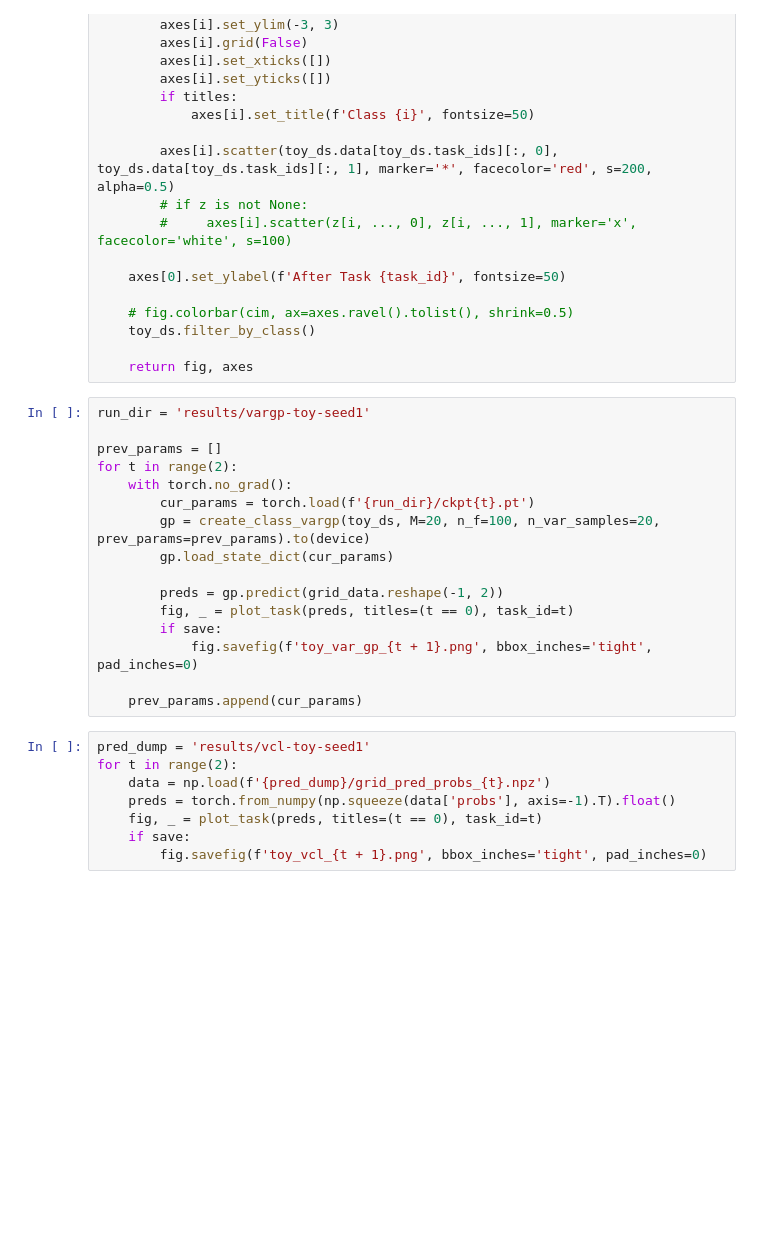
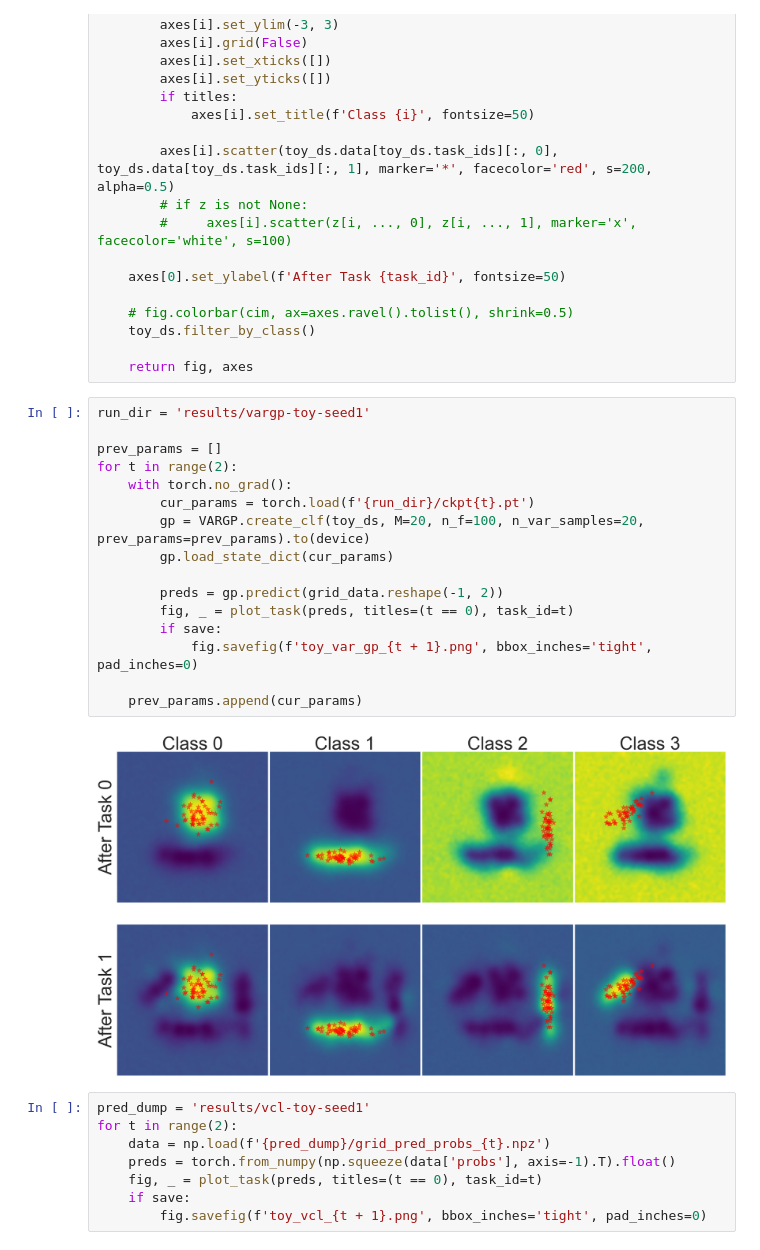
Before and after one commit to uber-research/vargp, a Jupyter notebook: notebooks/toy.ipynb, the cells around one changed output. Drawn from its saved outputs; the diff is of its cells as text; blank space fills up the shorter version.

```diff
--- a/notebooks/toy.ipynb
+++ b/notebooks/toy.ipynb
@@ -66,19 +70,22 @@ def plot_task(preds, titles=True, task_id=0):
 # %%
 run_dir = 'results/vargp-toy-seed1'
 
 prev_params = []
 for t in range(2):
     with torch.no_grad():
         cur_params = torch.load(f'{run_dir}/ckpt{t}.pt')
-        gp = create_class_vargp(toy_ds, M=20, n_f=100, n_var_samples=20, prev_params=prev_params).to(device)
+        gp = VARGP.create_clf(toy_ds, M=20, n_f=100, n_var_samples=20, prev_params=prev_params).to(device)
         gp.load_state_dict(cur_params)
 
         preds = gp.predict(grid_data.reshape(-1, 2))
         fig, _ = plot_task(preds, titles=(t == 0), task_id=t)
         if save:
             fig.savefig(f'toy_var_gp_{t + 1}.png', bbox_inches='tight', pad_inches=0)
 
     prev_params.append(cur_params)
+# %% [output]
+[figure, added]
+[figure, added]
 # %%
 pred_dump = 'results/vcl-toy-seed1'
 for t in range(2):
```
Also changed, not shown: parts of 3 cells of this notebook, 19 other files.
